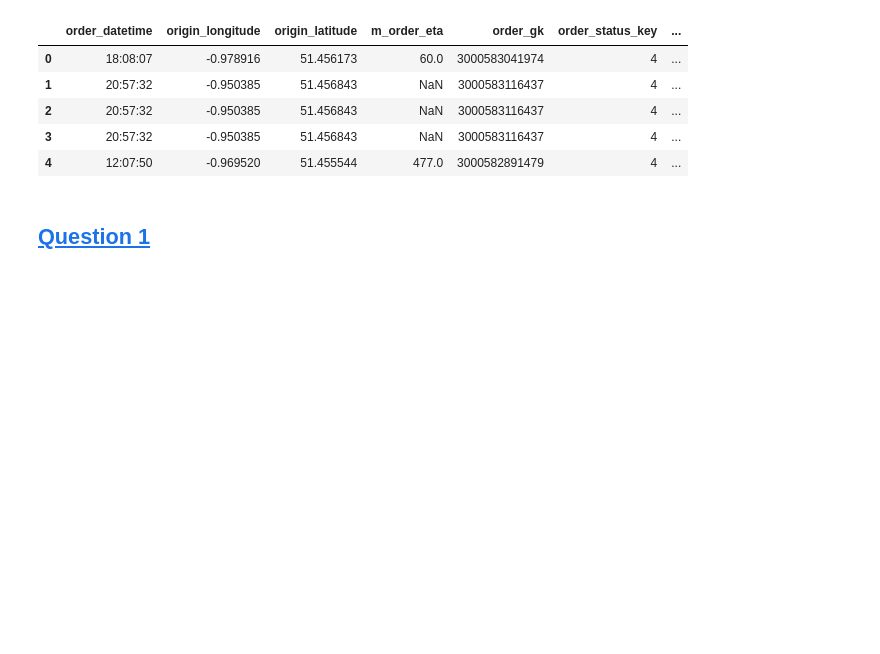
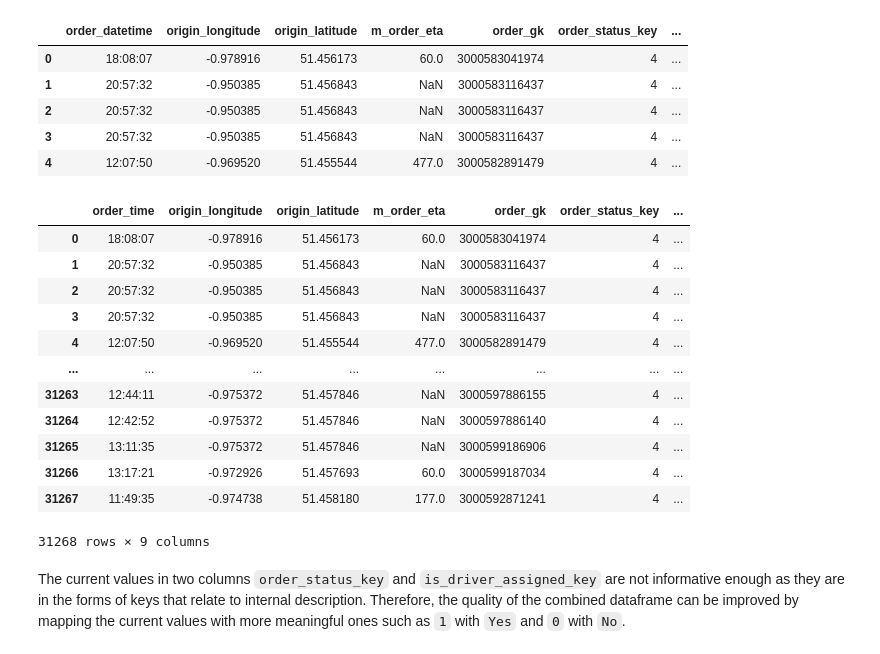
Before and after one commit to ethanaire/Analysing-Gett-Failed-Orders-data-in-Python, a Jupyter notebook: failed_orders_analytics.ipynb, the cells around one changed output. Cells and saved outputs as stored; diff of their text form; code cells hidden in the pictures; blank space fills up the shorter version.

```diff
--- a/failed_orders_analytics.ipynb
+++ b/failed_orders_analytics.ipynb
@@ -95,5 +85,21 @@ df.head()
 | 2 | 20:57:32 | -0.950385 | 51.456843 | NaN | 3000583116437 | 4 | ... |
 | 3 | 20:57:32 | -0.950385 | 51.456843 | NaN | 3000583116437 | 4 | ... |
 | 4 | 12:07:50 | -0.969520 | 51.455544 | 477.0 | 3000582891479 | 4 | ... |
-# %% [markdown]
-## <a href='q1'>Question 1</a>
+# %%
+df.rename(columns={'order_datetime': 'order_time'})
+# %% [output]
+|  | order_time | origin_longitude | origin_latitude | m_order_eta | order_gk | order_status_key | ... |
+| 0 | 18:08:07 | -0.978916 | 51.456173 | 60.0 | 3000583041974 | 4 | ... |
+| 1 | 20:57:32 | -0.950385 | 51.456843 | NaN | 3000583116437 | 4 | ... |
+| 2 | 20:57:32 | -0.950385 | 51.456843 | NaN | 3000583116437 | 4 | ... |
+| 3 | 20:57:32 | -0.950385 | 51.456843 | NaN | 3000583116437 | 4 | ... |
+| 4 | 12:07:50 | -0.969520 | 51.455544 | 477.0 | 3000582891479 | 4 | ... |
+| ... | ... | ... | ... | ... | ... | ... | ... |
+| 31263 | 12:44:11 | -0.975372 | 51.457846 | NaN | 3000597886155 | 4 | ... |
+| 31264 | 12:42:52 | -0.975372 | 51.457846 | NaN | 3000597886140 | 4 | ... |
+| 31265 | 13:11:35 | -0.975372 | 51.457846 | NaN | 3000599186906 | 4 | ... |
+| 31266 | 13:17:21 | -0.972926 | 51.457693 | 60.0 | 3000599187034 | 4 | ... |
+| 31267 | 11:49:35 | -0.974738 | 51.458180 | 177.0 | 3000592871241 | 4 | ... |
+31268 rows × 9 columns
+# %% [markdown]
+The current values in two columns `order_status_key` and `is_driver_assigned_key` are not informative enough as they are in the forms of keys that relate to internal description. Therefore, the quality of the combined dataframe can be improved by mapping the current values with more meaningful ones such as `1` with `Yes` and `0` with `No`.
```
Also changed, not shown: parts of 17 cells of this notebook.
